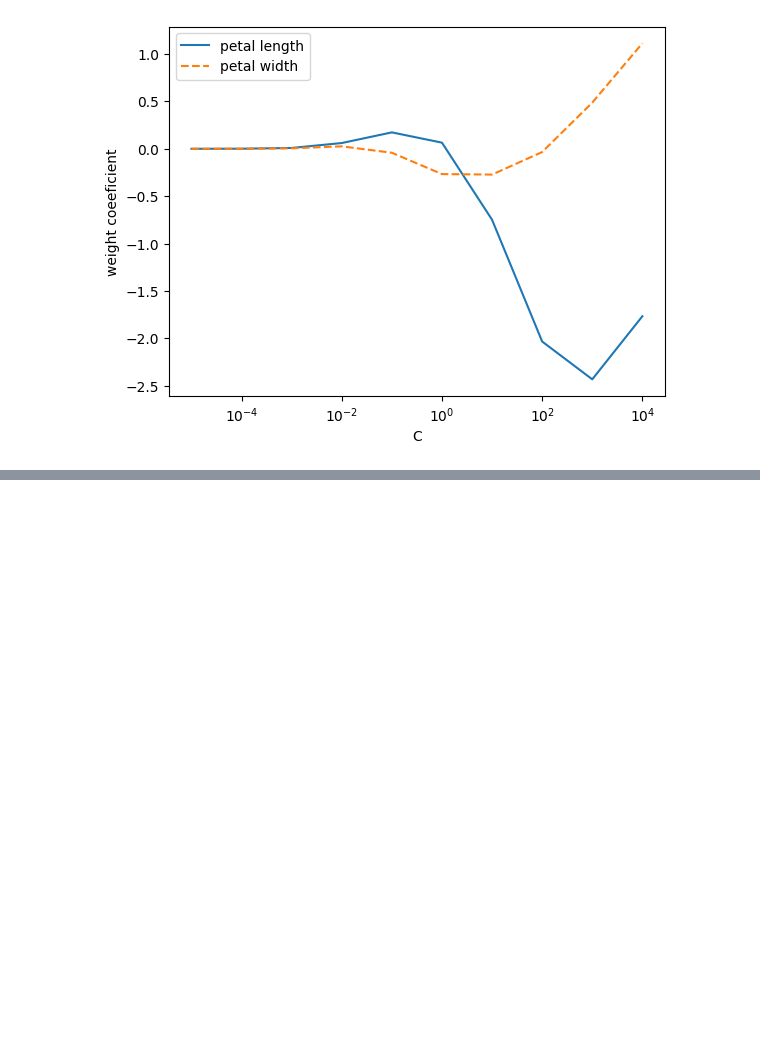
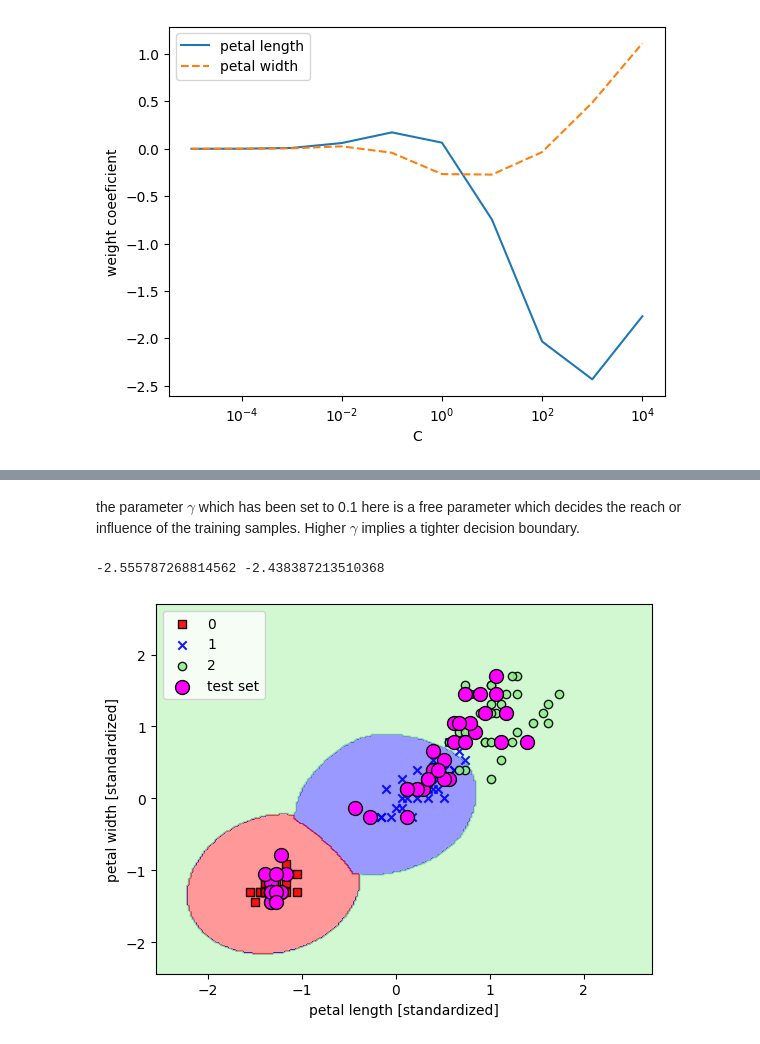
Before and after one commit to Divyesh-Kanagavel/HandsOnML-AI, a Jupyter notebook: ML_classification_sklearn.ipynb, the cells around one changed output, grey strips where cells are left out. Drawn from its saved outputs; the diff is of its cells as text; code cells hidden in the pictures; blank space fills up the shorter version.

```diff
--- a/ML_classification_sklearn.ipynb
+++ b/ML_classification_sklearn.ipynb
@@ -363,0 +466,13 @@ We ll next see another classification algorithm - Maximum margin classifier a.k.
+# %% [markdown]
+the parameter $\gamma$ which has been set to 0.1 here is a free parameter which decides the reach or influence of the training samples. Higher $\gamma$ implies a tighter decision boundary.
+# %%
+svm = SVC(kernel="rbf", gamma=2, random_state=1, C = 1.0)
+svm.fit(X_train_std, y_train) # the iris flower dataset
+plot_decision_regions(X_combined, y_combined, classifier=svm, test_idx=range(105,150))
+plt.xlabel('petal length [standardized]')
+plt.ylabel('petal width [standardized]')
+plt.legend(loc='upper left')
+plt.show()
+# %% [output]
+-2.555787268814562 -2.438387213510368
+[figure, added]
```
Also changed, not shown: parts of 56 cells of this notebook.
